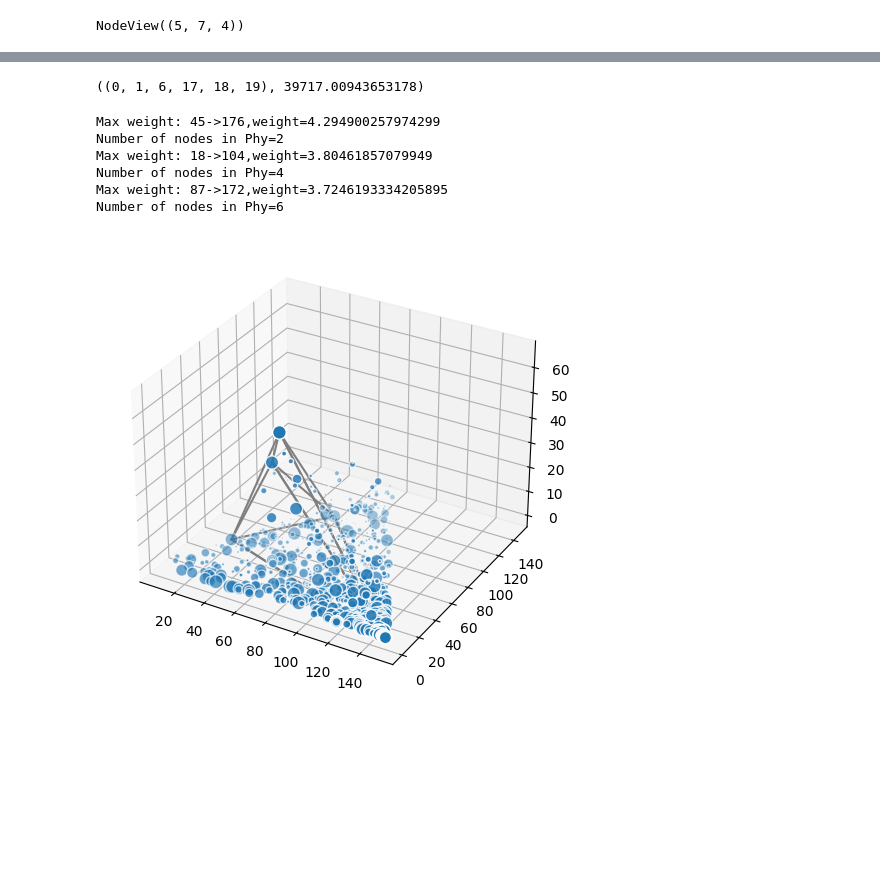
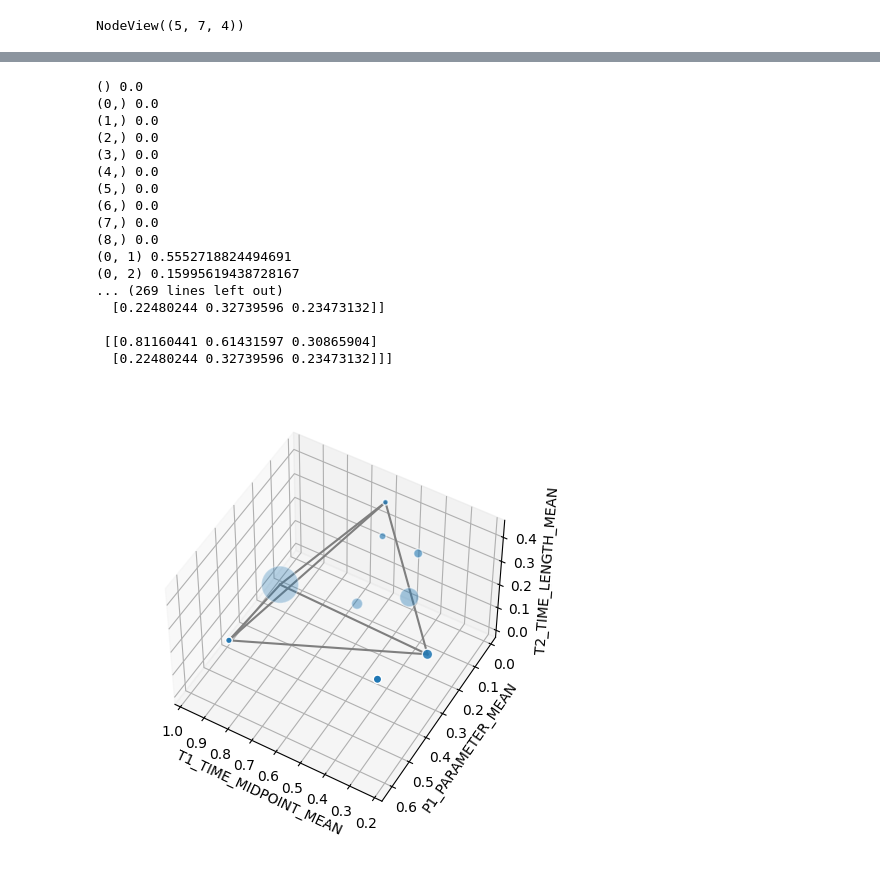
Before and after one commit to sesame-project/simulationBasedTesting, a Jupyter notebook: notebooks/phytesting/MaxSumDispersion.ipynb, the cells around one changed output, grey strips where cells are left out. Cells and saved outputs as stored; diff of their text form; code cells hidden in the pictures; blank space fills up the shorter version.

Commit message:
Fixes and changes for the subset selection algorithm

```diff
--- a/notebooks/phytesting/MaxSumDispersion.ipynb
+++ b/notebooks/phytesting/MaxSumDispersion.ipynb
@@ -303,25 +306,39 @@ def filter_pareto_only(simgraph):
     return simgraph_out
 # %%
 # Plot the surface and the graph between them
-def plot_graph_with_edges_from_subset(g, edge_set):
-    MAX_MARKER_SIZE = 10
+def plot_graph_with_edges_from_subset(g, edge_set, elev, azim, ax_dist, dim_names, filename):
+    MAX_MARKER_SIZE = 30
+    MIN_MARKER_SIZE = 4
 
     x = np.array(list(map(lambda n: g.nodes[n]['d0'], g)))
     y = np.array(list(map(lambda n: g.nodes[n]['d1'], g)))
     z = np.array(list(map(lambda n: g.nodes[n]['d2'], g)))
     # 3d spring layout
     pos = np.vstack((x, y, z)).T
+    print("pos\n",pos)
     # Extract node and edge positions from the layout
-    node_xyz = np.array([pos[v] for v in sorted(g)])
+    node_xyz = np.array([pos[v] for v in g])
 
-    node_ranks = np.array(list(map(lambda n: (MAX_MARKER_SIZE * ranking_func(g, n))**2.0, g)))
+    node_ranks = np.array(list(map(lambda n: (MIN_MARKER_SIZE + MAX_MARKER_SIZE * ranking_func(g, n))**2.0, g)))
 
-    edge_id_set = itertools.combinations(edge_selection, r=2)
+    edge_id_set = itertools.combinations(edge_set, r=2)
+    #eset_l = list(edge_id_set)
+    #print("edge_id_set\n", eset_l)
     edge_xyz = np.array([(pos[t[0]], pos[t[1]]) for t in edge_id_set])
+    print("edge_xyz\n",edge_xyz)
 
     # Create the 3D figure
     fig = plt.figure()
+
     ax = fig.add_subplot(111, projection="3d")
+    ax.axes.set_xlabel(dim_names[0])
+    ax.axes.set_ylabel(dim_names[1])
+    ax.axes.set_zlabel(dim_names[2])
+    #ax.axes.set_xlim3d(left=0, right=1)
+    #ax.axes.set_ylim3d(bottom=0, top=1)
+    #ax.axes.set_zlim3d(bottom=0, top=1)
+    ax.view_init(elev=elev, azim=azim)
+    ax.dist = ax_dist
 
     # Plot the nodes - alpha is scaled by "depth" automatically
     ax.scatter(*node_xyz.T, s=node_ranks, ec="w")
@@ -332,4 +349,5 @@ def plot_graph_with_edges_from_subset(g, edge_set):
 
     #_format_axes(ax)
     fig.tight_layout()
+    plt.savefig(filename)
     plt.show()
@@ -347,24 +369,49 @@ sim_normalised.nodes[3]
 # %%
-FIXED_COST_BUDGET = 6
+FIXED_COST_BUDGET = 4
 lam = 1.0
 
-sim = create_sim_graph_from_data("/tmp/phytestout.csv", ['T1_TIME_MIDPOINT_MEAN', 'T2_TIME_LENGTH_MEAN', 'T3_TIME_MIDPOINT_VAR'])
+csv_filename = "/mnt/ubuntu/home/jharbin/eclipse-workspace/TTSTestProject/models/phytesting/results/phytestout-coverageTracking-jun20.csv"
+dims = ['T1_TIME_MIDPOINT_MEAN', 'P1_PARAMETER_MEAN', 'T2_TIME_LENGTH_MEAN']
+dim_count = len(dims)
+
+sim = create_sim_graph_from_data(csv_filename, dims)
 sim_normalised = normalise_dimensions(sim)
 sim_pareto = filter_pareto_only(sim_normalised)
-sim_pareto.nodes
-phy = best_subset_via_powerset(sim_pareto, lam)
-phy
+
+phy, cost = best_subset_via_powerset(sim_pareto, dim_count, lam, FIXED_COST_BUDGET)
+print(phy,cost)
+elev = 50
+azim = 120
+ax_dist = 12
+graph_filename = "pw-subsetsel-lambda" + str(lam) + ".pdf"
+plot_graph_with_edges_from_subset(sim_pareto, phy, elev, azim, ax_dist, dims, graph_filename)
 # %% [output]
-((0, 1, 6, 17, 18, 19), 39717.00943653178)
+() 0.0
+(0,) 0.0
+(1,) 0.0
+(2,) 0.0
+(3,) 0.0
+(4,) 0.0
+(5,) 0.0
+(6,) 0.0
+(7,) 0.0
+(8,) 0.0
+(0, 1) 0.5552718824494691
+(0, 2) 0.15995619438728167
+... (269 lines left out)
+  [0.22480244 0.32739596 0.23473132]]
+
+ [[0.81160441 0.61431597 0.30865904]
+  [0.22480244 0.32739596 0.23473132]]]
+[figure, added]
 # %%
 use_approx_algorithm = True
 
 #plt.close()
-sim = create_sim_graph_from_data("/tmp/phytestout.csv", ['T1_TIME_MIDPOINT_MEAN', 'T2_TIME_LENGTH_MEAN', 'T3_TIME_MIDPOINT_VAR'])
+sim = create_sim_graph_from_data(csv_filename, ['T1_TIME_MIDPOINT_MEAN', 'T2_TIME_LENGTH_MEAN', 'P1_PARAMETER_MEAN'])
 sim_normalised = normalise_dimensions(sim)
 
-# TODO: how to normalise for correct lambda
-lam = 1.0
+lam = 0.0
 FIXED_COST_BUDGET = 6
 
 if use_approx_algorithm:
@@ -375,11 +422,3 @@ else:
 selection_to_plot = phy_best
 edge_selection = selection_to_plot
 plot_graph_with_edges_from_subset(sim, edge_selection)
-# %% [output]
-Max weight: 45->176,weight=4.294900257974299
-Number of nodes in Phy=2
-Max weight: 18->104,weight=3.80461857079949
-Number of nodes in Phy=4
-Max weight: 87->172,weight=3.7246193334205895
-Number of nodes in Phy=6
-[figure, removed]
```
Also changed, not shown: parts of 11 cells of this notebook.
